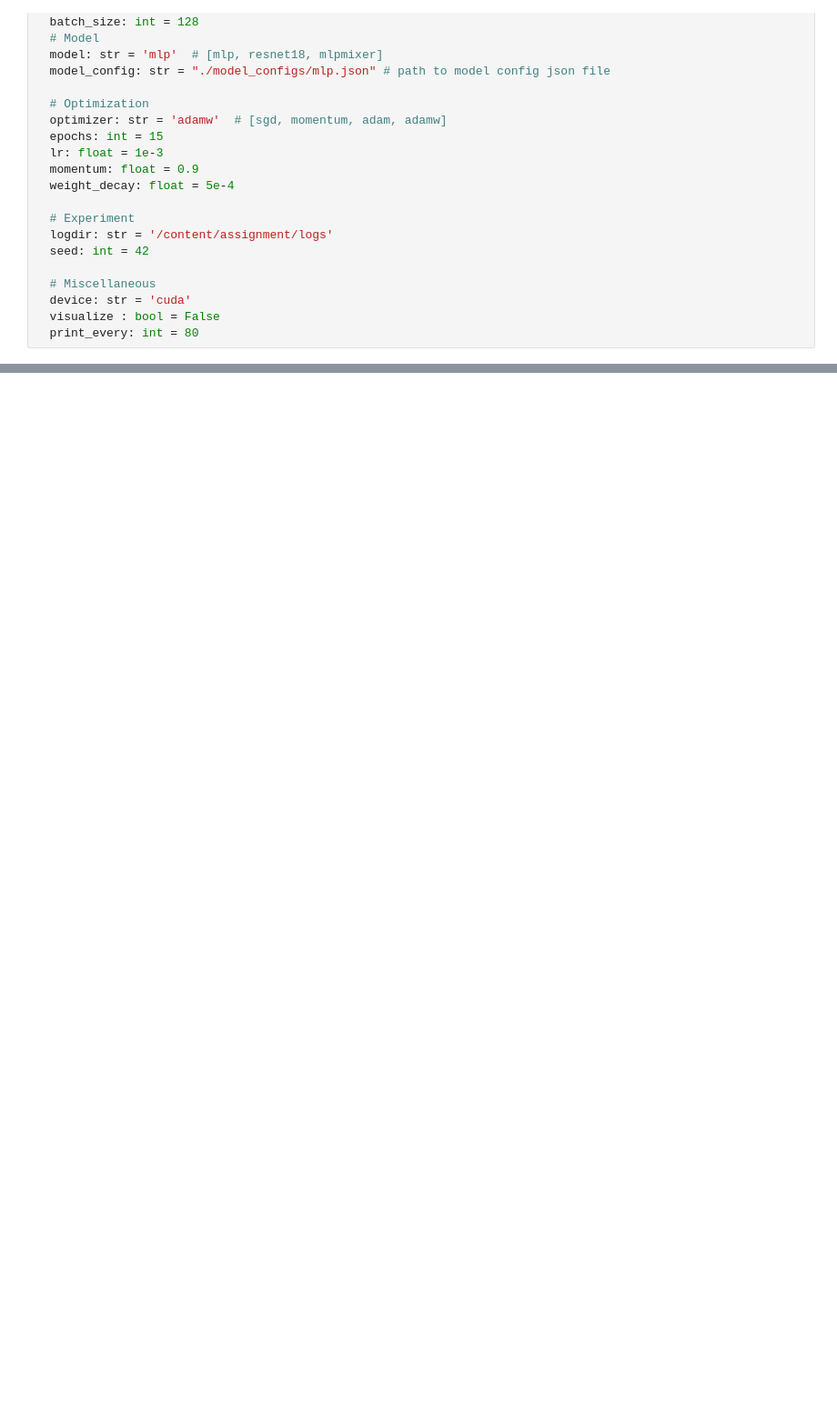
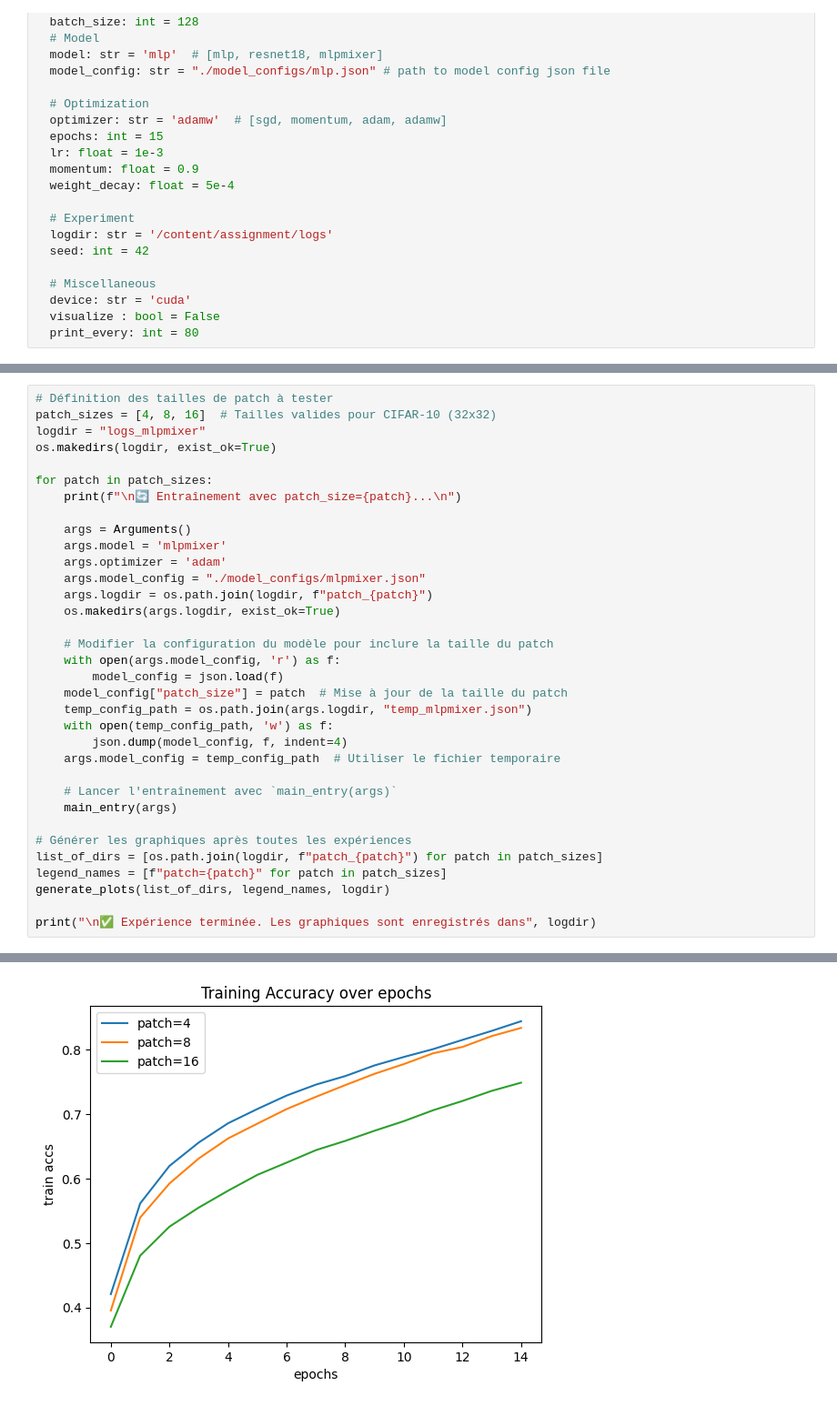
Before and after one commit to robbybobby/IFT6135-HW1_2025, a Jupyter notebook: HW1_2025/assignment1_release/main.ipynb, the cells around one changed output, grey strips where cells are left out. Shown at 91% size. Saved outputs shown, nothing was run; the diff lists cells and outputs as text; blank space fills up the shorter version.

```diff
--- a/HW1_2025/assignment1_release/main.ipynb
+++ b/HW1_2025/assignment1_release/main.ipynb
@@ -253,0 +335,35 @@ FileNotFoundError: [Errno 2] No such file or directory: 'assignment/model_config
+# %%
+# Définition des tailles de patch à tester
+patch_sizes = [4, 8, 16]  # Tailles valides pour CIFAR-10 (32x32)
+logdir = "logs_mlpmixer"
+os.makedirs(logdir, exist_ok=True)
+
+for patch in patch_sizes:
+    print(f"\n🔄 Entraînement avec patch_size={patch}...\n")
+
+    args = Arguments()
+    args.model = 'mlpmixer'
+    args.optimizer = 'adam'
+    args.model_config = "./model_configs/mlpmixer.json"
+    args.logdir = os.path.join(logdir, f"patch_{patch}")
+    os.makedirs(args.logdir, exist_ok=True)
+
+    # Modifier la configuration du modèle pour inclure la taille du patch
+    with open(args.model_config, 'r') as f:
+        model_config = json.load(f)
+    model_config["patch_size"] = patch  # Mise à jour de la taille du patch
+    temp_config_path = os.path.join(args.logdir, "temp_mlpmixer.json")
+    with open(temp_config_path, 'w') as f:
+        json.dump(model_config, f, indent=4)
+    args.model_config = temp_config_path  # Utiliser le fichier temporaire
+
+    # Lancer l'entraînement avec `main_entry(args)`
+    main_entry(args)
+
+# Générer les graphiques après toutes les expériences
+list_of_dirs = [os.path.join(logdir, f"patch_{patch}") for patch in patch_sizes]
+legend_names = [f"patch={patch}" for patch in patch_sizes]
+generate_plots(list_of_dirs, legend_names, logdir)
+
+print("\n✅ Expérience terminée. Les graphiques sont enregistrés dans", logdir)
+# %% [output]
@@ -253,0 +387 @@ FileNotFoundError: [Errno 2] No such file or directory: 'assignment/model_config
+[figure, added]
```
Also changed, not shown: parts of 11 cells of this notebook, 20 other files.
